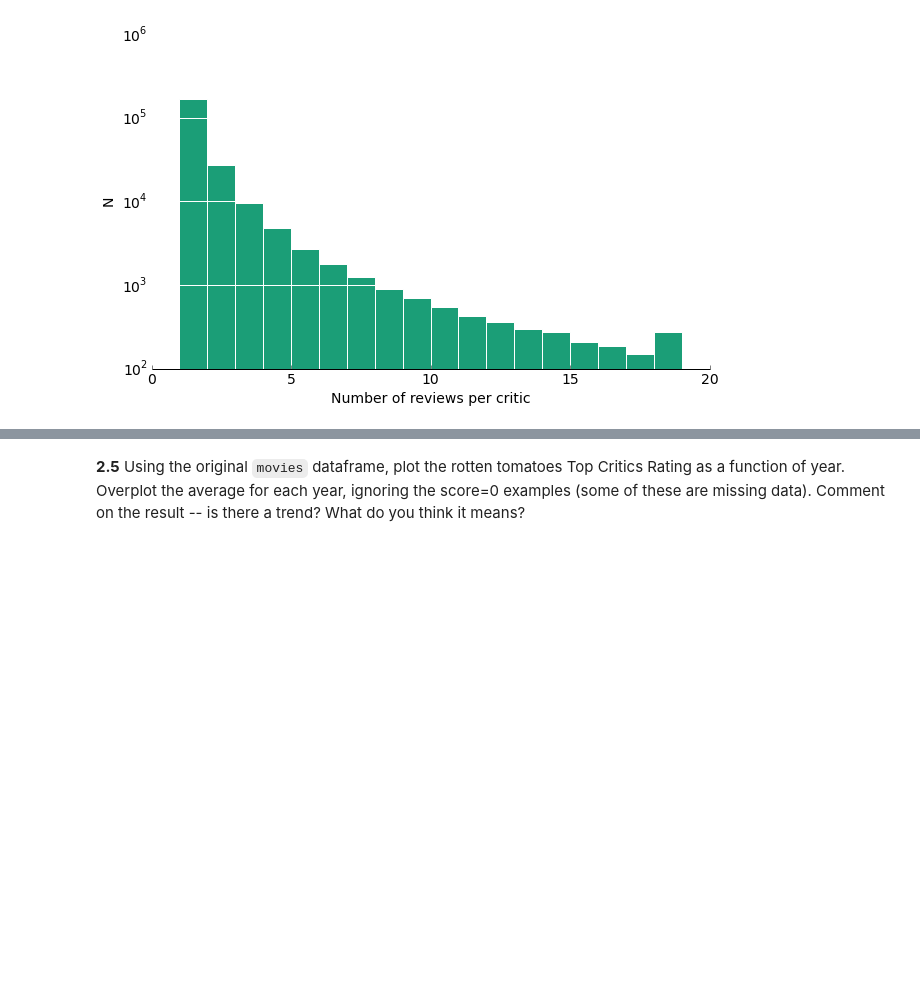
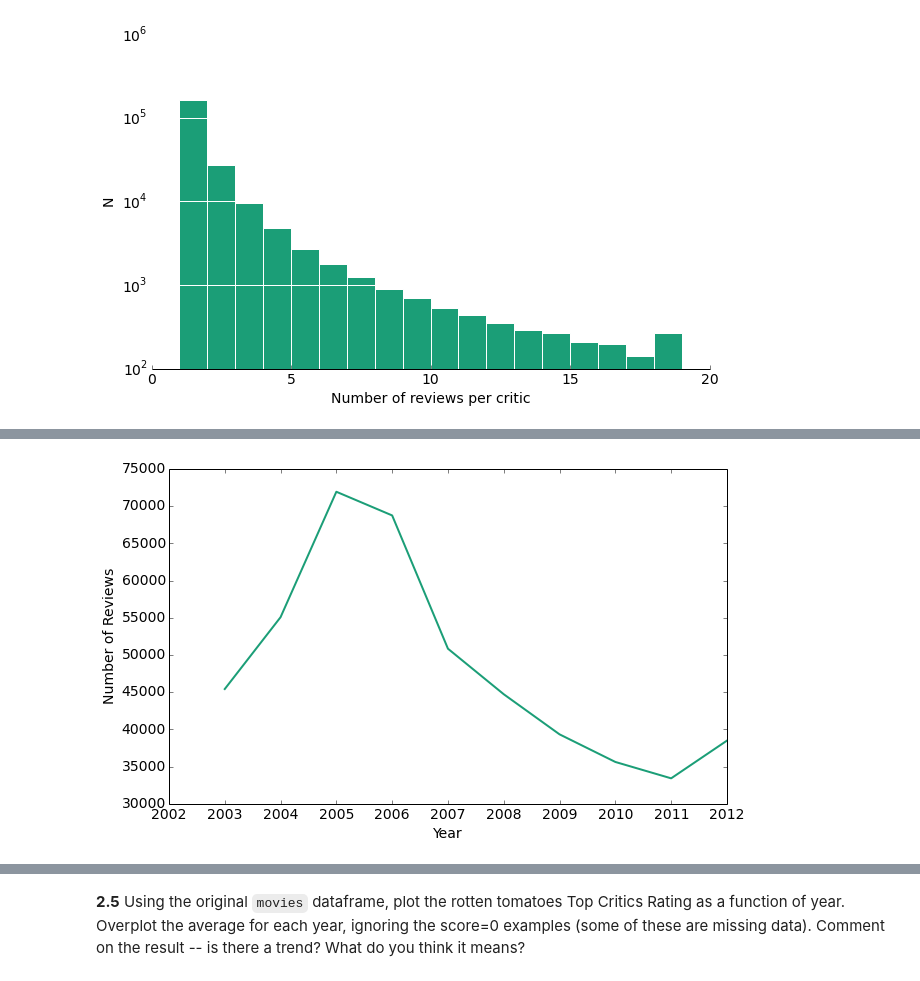
Before and after one commit to rizzomichaelg/cs109-oscars, a Jupyter notebook: process_book.ipynb, the cells around one changed output, grey strips where cells are left out. Saved outputs shown, nothing was run; the diff lists cells and outputs as text; code cells hidden in the pictures; blank space fills up the shorter version.

```diff
--- a/process_book.ipynb
+++ b/process_book.ipynb
@@ -510,6 +516,12 @@ def get_imdb_movie_reviews(id,title,year):
     url = web.URL(link)
     dom = web.DOM(url.download(cached=True))
     overall = float(dom.by_class("titlePageSprite star-box-giga-star")[0].content.strip()) / score_max
+    # try to get year directly from page; this isn't present in every entry
+    try:
+        year = dom('span.itemprop[itemprop=name]')[0].next.next.by_tag('a')[0].content
+        year = int(year)
+    except:
+        pass
     rc = dom.by_attr(itemprop="reviewCount")[0].content.split(" ")[0].replace(",","")
     revlink = link + 'reviews?count=%s&start=0' % rc # get at most 20 reviews
     url = web.URL(revlink)
@@ -605,0 +637,9 @@ As one can see, although we have a very large number of reviews and reviews, mos
+# %%
+# let's get the new data for `Domino`
+d_id = 421054
+d_title = "Domino"
+d_year = 2005
+
+d_df = pd.DataFrame(get_imdb_movie_reviews(d_id,d_title,d_year))
+filter_quotes(d_df)
+d_df.head()
@@ -605,0 +653,15 @@ As one can see, although we have a very large number of reviews and reviews, mos
+# %%
+# now let's remove the old data, and add the new
+imdb_df = imdb_df[imdb_df['title'] != 'Domino']
+imdb_df = imdb_df.append(d_df)
+# and let's remove the entries for years < 2003
+imdb_df = imdb_df[imdb_df['year'] >= 2003]
+# %%
+# Finally, let's try plotting the same graph as above
+plt.plot(imdb_df.groupby('year').critic.count().index,imdb_df.groupby('year').critic.count())
+plt.xlabel('Year')
+plt.xticks(range(2002,2013))
+plt.ylabel('Number of Reviews')
+plt.show()
+# %% [output]
+[figure, added]
```
Also changed, not shown: parts of 23 cells of this notebook.
